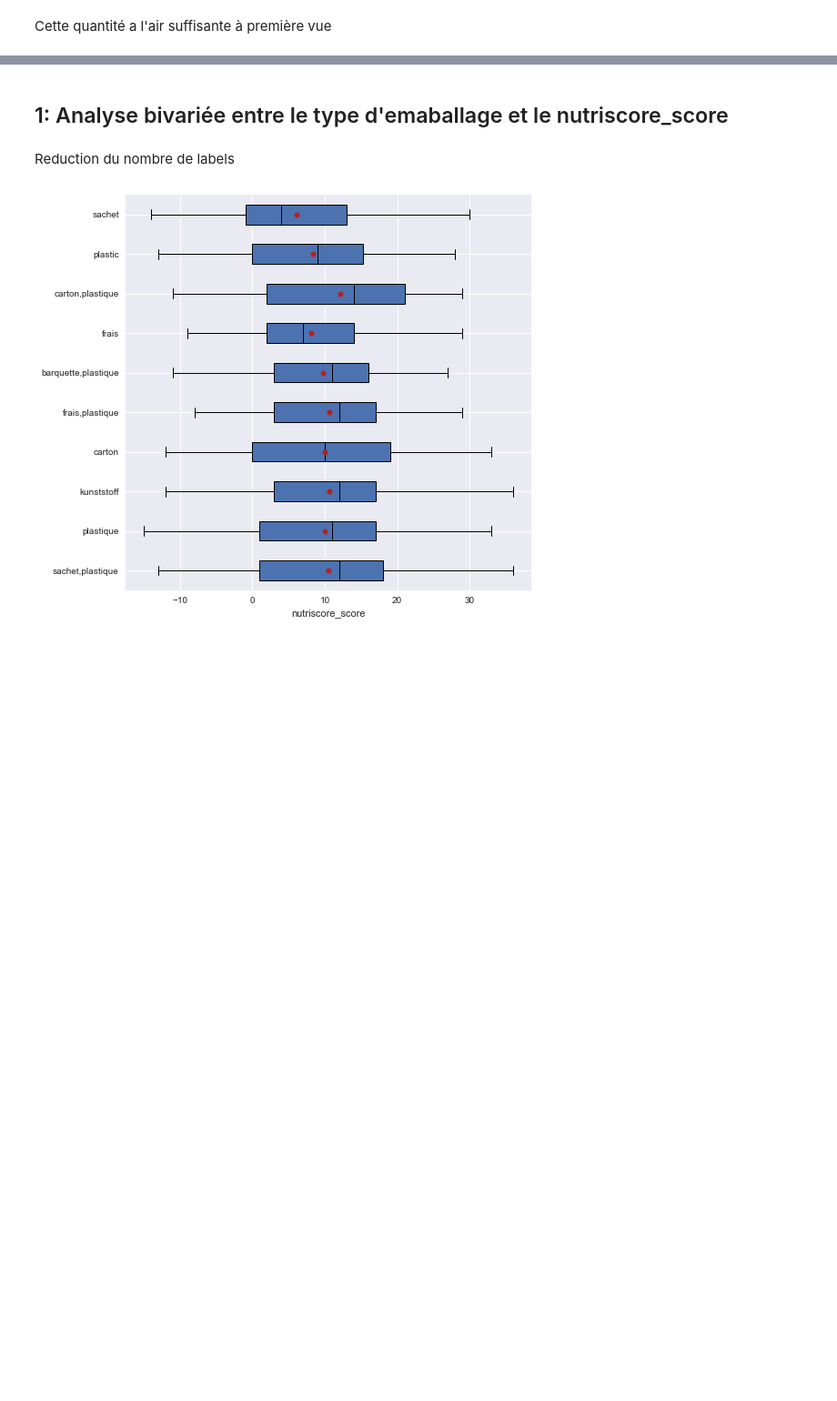
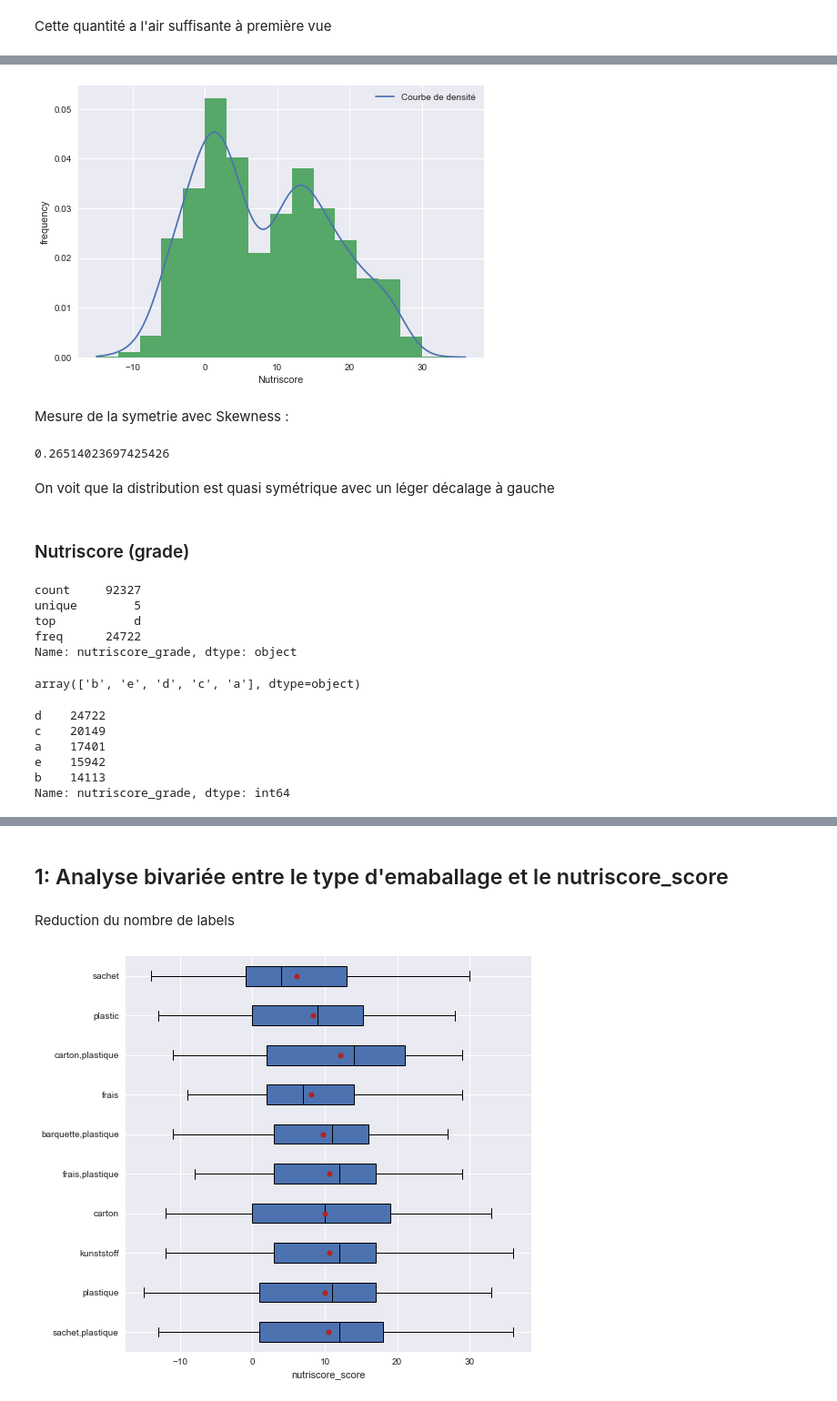
Before and after one commit to khub41/OC_P03, a Jupyter notebook: data_analysis.ipynb, the cells around one changed output, grey strips where cells are left out. Shown at 91% size. Drawn from its saved outputs; the diff is of its cells as text; code cells hidden in the pictures; blank space fills up the shorter version.

```diff
--- a/data_analysis.ipynb
+++ b/data_analysis.ipynb
@@ -48,0 +451,36 @@ Cette quantité a l'air suffisante à première vue
+# %%
+plot_histo(data_filtre['nutriscore_score'], xlabel="Nutriscore")
+# %% [output]
+[figure, added]
+# %% [markdown]
+Mesure de la symetrie avec Skewness :
+# %%
+data_filtre.nutriscore_score.skew()
+# %% [output]
+0.26514023697425426
+# %% [markdown]
+On voit que la distribution est quasi symétrique avec un léger décalage à gauche
+# %% [markdown]
+<a id='univ_8'></a>
+### Nutriscore (grade)
+# %%
+data_filtre.nutriscore_grade.describe()
+# %% [output]
+count     92327
+unique        5
+top           d
+freq      24722
+Name: nutriscore_grade, dtype: object
+# %%
+data_filtre.nutriscore_grade.unique()
+# %% [output]
+array(['b', 'e', 'd', 'c', 'a'], dtype=object)
+# %%
+data_filtre.nutriscore_grade.value_counts()
+# %% [output]
+d    24722
+c    20149
+a    17401
+e    15942
+b    14113
+Name: nutriscore_grade, dtype: int64
```
Also changed, not shown: parts of 84 cells of this notebook, 1 other file.
